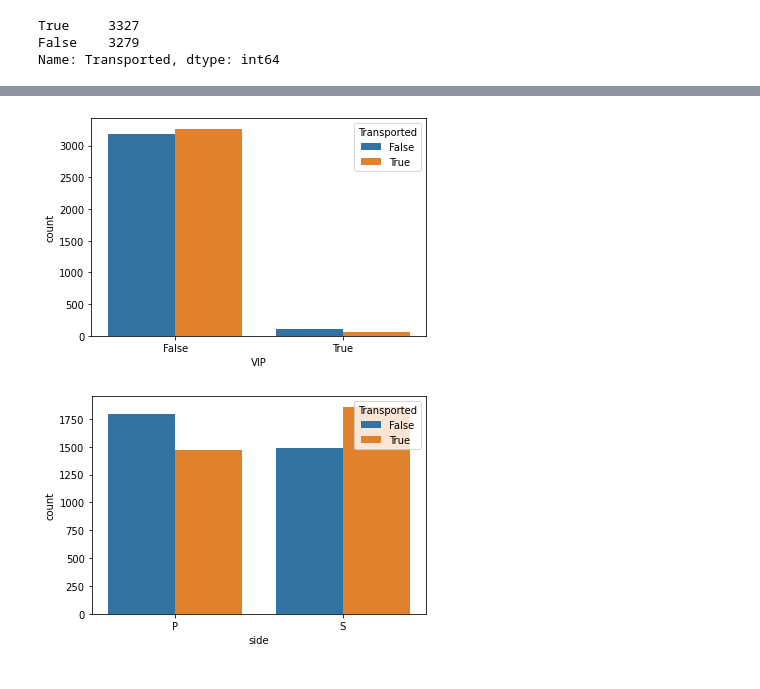
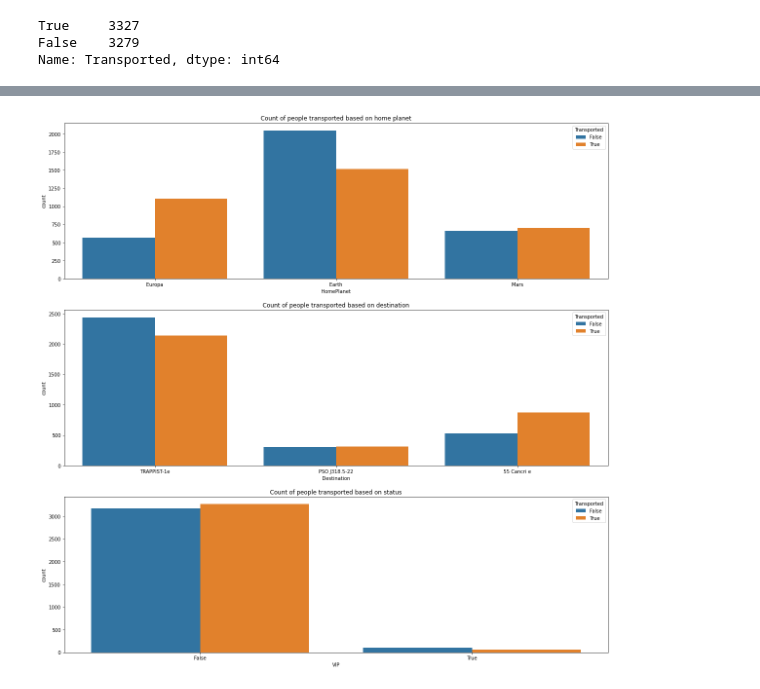
Before and after one commit to gioelebbc/Kaggle-Titanic-spaceship, a Jupyter notebook: code.ipynb, the cells around one changed output, grey strips where cells are left out. Saved outputs shown, nothing was run; the diff lists cells and outputs as text; code cells hidden in the pictures.

```diff
--- a/code.ipynb
+++ b/code.ipynb
@@ -204,11 +196,19 @@ sns.countplot(data = train_df, x='Destination', hue= 'Transported');
-# %%
-sns.countplot(data = train_df, x='VIP', hue= 'Transported');
-# %% [output]
-[figure, removed]
-# %%
-sns.countplot(data = train_df, x='side', hue= 'Transported');
-# %% [output]
-[figure, removed]
+# %%
+fig, ax = plt.subplots(nrows=3, figsize=(20,20))
+
+sns.countplot(data = train_df, x='HomePlanet', hue= 'Transported', ax = ax[0])
+ax[0].set_title('Count of people transported based on home planet')
+
+sns.countplot(data = train_df, x='Destination', hue= 'Transported', ax = ax[1])
+ax[1].set_title('Count of people transported based on destination')
+
+sns.countplot(data = train_df, x='VIP', hue= 'Transported', ax = ax[2])
+ax[2].set_title('Count of people transported based on status')
+
+
+plt.show()
+# %% [output]
+[figure, added]
 # %%
 train_df
 # %% [output]
```
Also changed, not shown: parts of 2 cells of this notebook.
